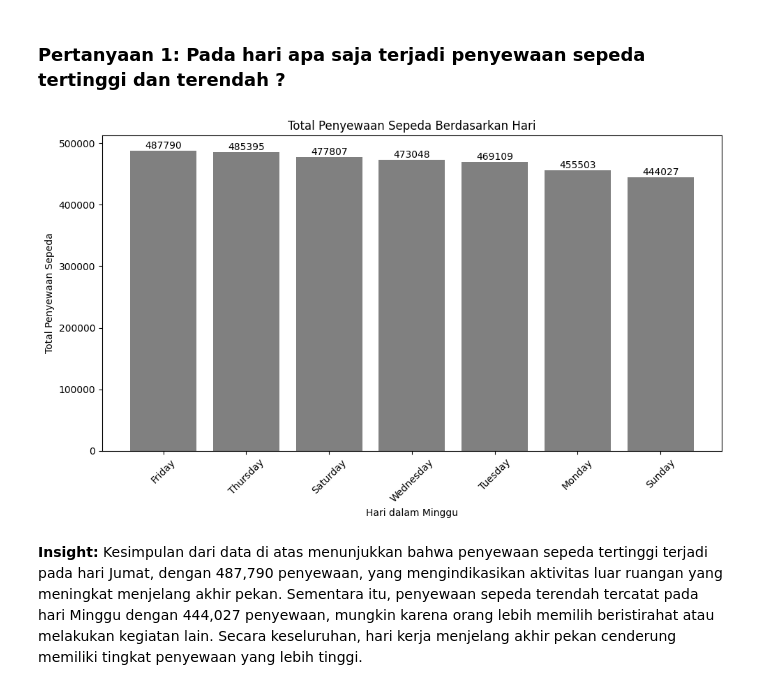
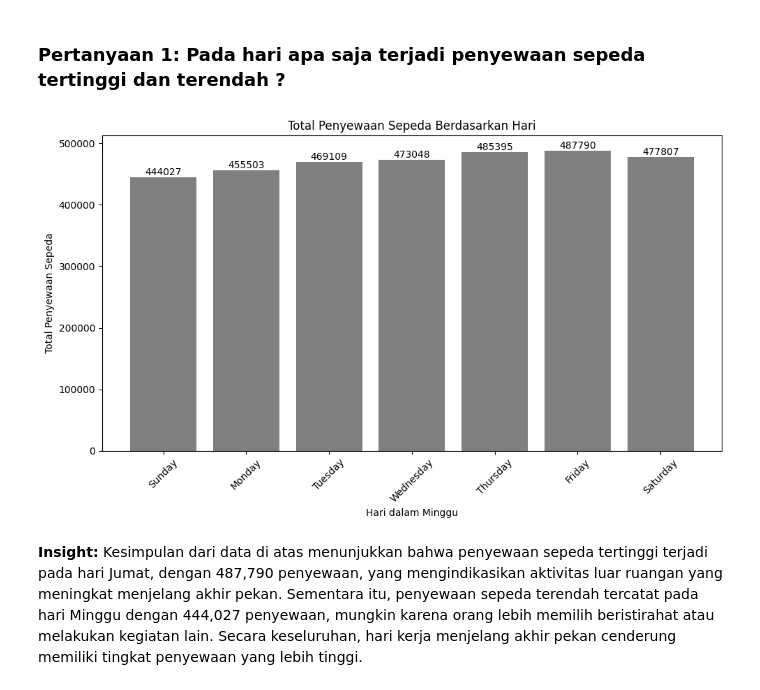
Before and after one commit to nandaarya/bike-sharing-dataset-data-analysis, a Jupyter notebook: proyek-analisis-data-bike-sharing-dataset.ipynb, the cells around one changed output. Saved outputs shown, nothing was run; the diff lists cells and outputs as text; code cells hidden in the pictures.

```diff
--- a/proyek-analisis-data-bike-sharing-dataset.ipynb
+++ b/proyek-analisis-data-bike-sharing-dataset.ipynb
@@ -568,29 +568,29 @@ Name: total_rentals, dtype: int64
 # %%
 import matplotlib.pyplot as plt
 
 # Kelompokkan dan urutkan berdasarkan total_rentals
-day_rentals = day_df.groupby("day_of_week")["total_rentals"].sum().sort_values(ascending=False)
+day_rentals = day_df.groupby("day_of_week")["total_rentals"].sum()
 
 # Membuat diagram batang
 plt.figure(figsize=(10,6))
 bars = plt.bar(day_rentals.index, day_rentals.values, color='gray')
 
 # Menambahkan label jumlah di atas batang
 for bar in bars:
     height = bar.get_height()
     plt.text(bar.get_x() + bar.get_width() / 2, height, str(int(height)), ha='center', va='bottom', fontsize=10)
 
 # Memberi label dan judul
 plt.xlabel('Hari dalam Minggu')
 plt.ylabel('Total Penyewaan Sepeda')
 plt.title('Total Penyewaan Sepeda Berdasarkan Hari')
 
 # Menampilkan diagram
 plt.xticks(rotation=45)
 plt.tight_layout()
 plt.show()
 # %% [output]
-[figure, old version]
+[figure, new version]
 # %% [markdown]
 **Insight:**
 Kesimpulan dari data di atas menunjukkan bahwa penyewaan sepeda tertinggi terjadi pada hari Jumat, dengan 487,790 penyewaan, yang mengindikasikan aktivitas luar ruangan yang meningkat menjelang akhir pekan. Sementara itu, penyewaan sepeda terendah tercatat pada hari Minggu dengan 444,027 penyewaan, mungkin karena orang lebih memilih beristirahat atau melakukan kegiatan lain. Secara keseluruhan, hari kerja menjelang akhir pekan cenderung memiliki tingkat penyewaan yang lebih tinggi.
```
Also changed, not shown: parts of 6 cells of this notebook, 2 other files.
